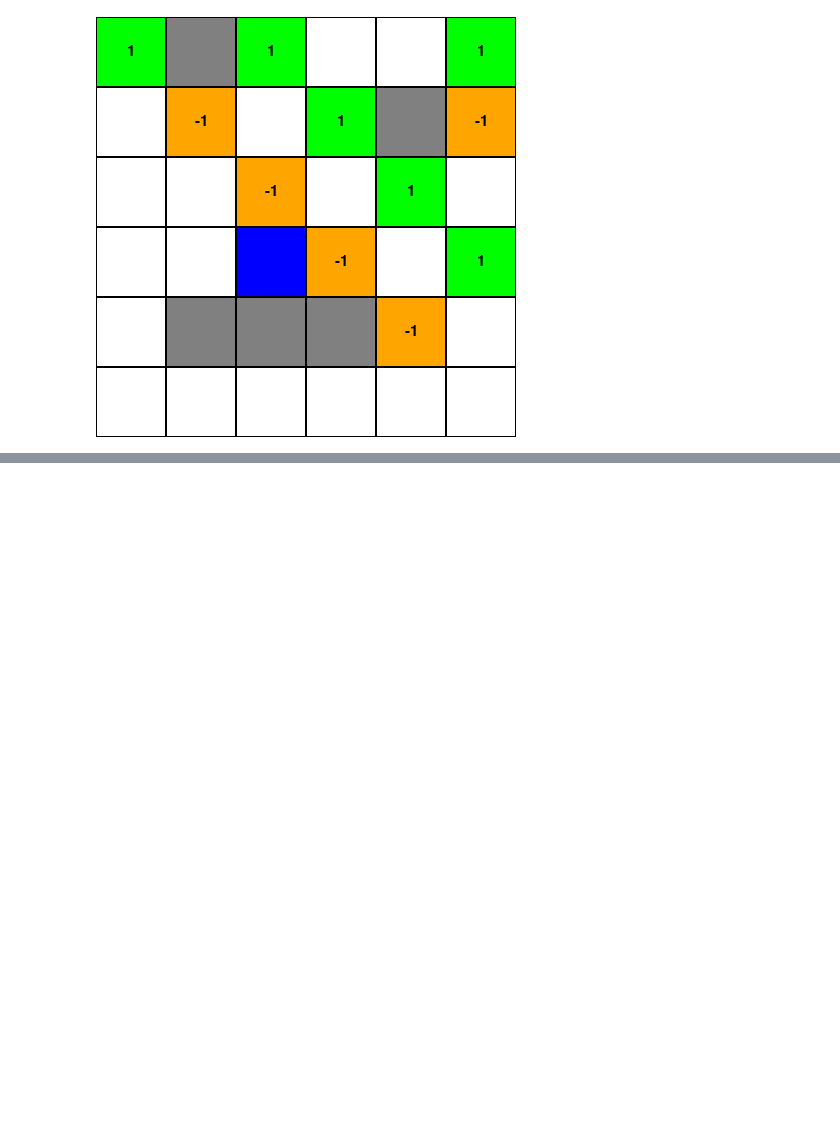
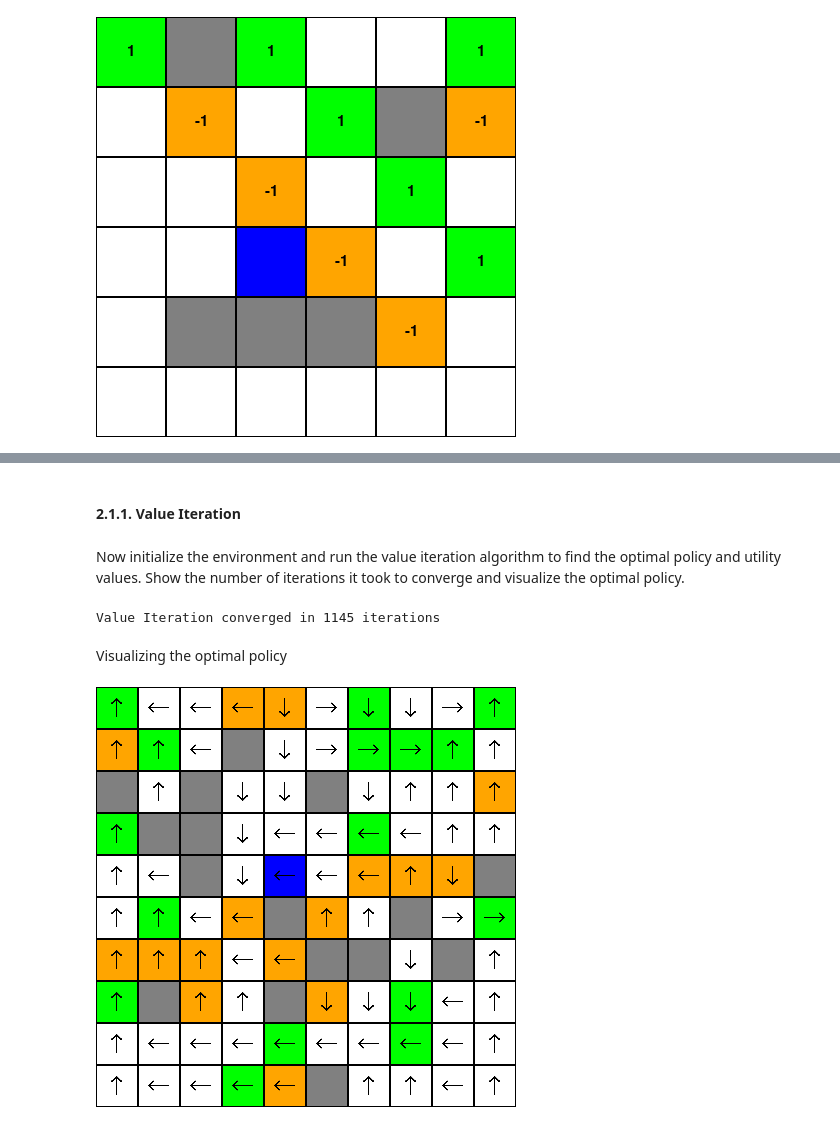
Before and after one commit to KrisCholakov02/SC4003_assignment_1, a Jupyter notebook: main.ipynb, the cells around one changed output, grey strips where cells are left out. Cells and saved outputs as stored; diff of their text form; code cells hidden in the pictures; blank space fills up the shorter version.

```diff
--- a/main.ipynb
+++ b/main.ipynb
@@ -195,0 +223,24 @@ img
+# %% [markdown]
+#### 2.1.1. Value Iteration
+# %% [markdown]
+Now initialize the environment and run the value iteration algorithm to find the optimal policy and utility values.
+Show the number of iterations it took to converge and visualize the optimal policy.
+# %%
+is_results_csv_name = 'is_vi_results'
+vi_env = init_vi_env()  # Initialize the environment
+vi_env, vi_iterations_cnt = value_iteration(vi_env, is_results_csv_name)  # Perform value iteration
+vi_policy = generate_policy(vi_env)  # Generate the optimal policy
+print(f'Value Iteration converged in {vi_iterations_cnt} iterations')
+# %% [output]
+Value Iteration converged in 1145 iterations
+# %% [markdown]
+Visualizing the optimal policy
+# %%
+vi_policy_image_name = 'is_value_iteration_policy'
+visualize_policy(vi_policy, vi_policy_image_name)  # Visualize the optimal policy and save the screenshot for later use
+
+# Load the screenshot of the optimal policy
+img = Image.open(get_path() + '/window_capture/' + f'{vi_policy_image_name}.png')
+img
+# %% [output]
+[figure, added]
```
Also changed, not shown: parts of 68 cells of this notebook, 44 other files.
